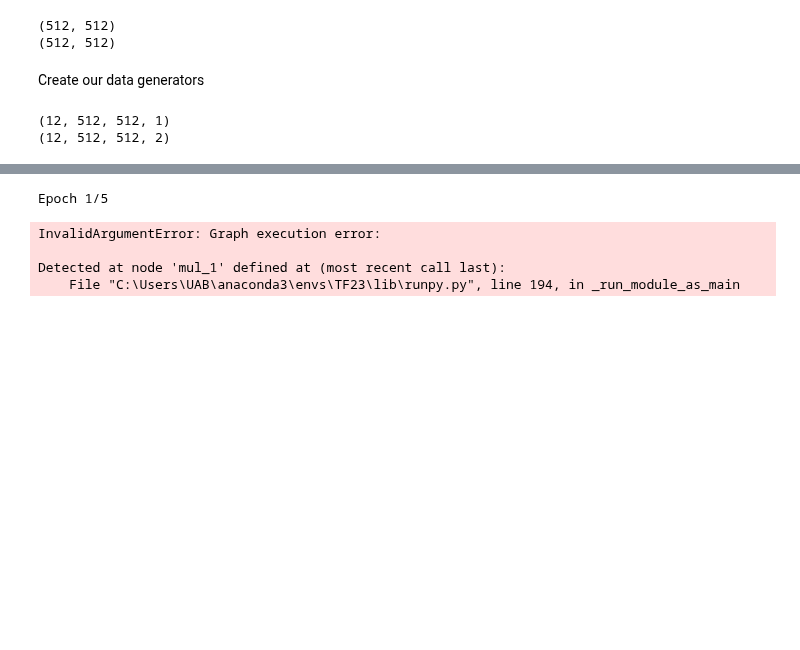
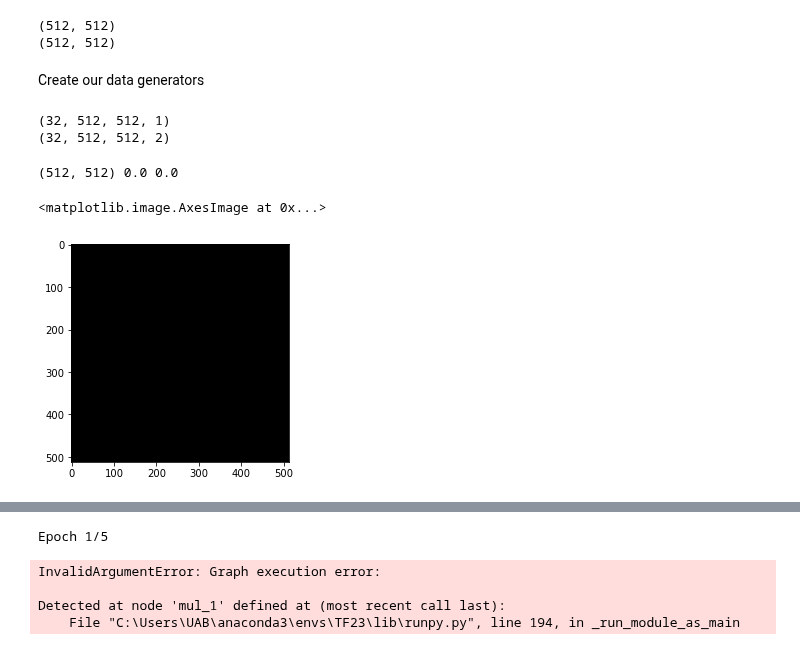
Before and after one commit to EmmaSchmidt2021/Kidney-Segmentation-Jupyter, a Jupyter notebook: (2) Model Training - Data Generator-Copy1.ipynb, the cells around one changed output, grey strips where cells are left out. Saved outputs shown, nothing was run; the diff lists cells and outputs as text; code cells hidden in the pictures; blank space fills up the shorter version.

Commit message:
Debug Data Generator - not structuring images correctly

```diff
--- a/(2) Model Training - Data Generator-Copy1.ipynb
+++ b/(2) Model Training - Data Generator-Copy1.ipynb
@@ -99,20 +103,33 @@ partition = {'train':train, 'validation':val}
 Create our data generators
 # %%
 params = {'dim': (512,512),
-          'batch_size': 12,
+          'batch_size': 32,
           'n_classes': 2,
           'n_channels': 1,
           'shuffle': True}
 training_generator = DataGenerator(partition['train'], labels, **params)
 validation_generator = DataGenerator(partition['validation'], labels, **params)
 # %%
-X, y = training_generator[0]
+X, y = training_generator[50]
 # %%
 print(X.shape)
 print(y.shape)
 # %% [output]
-(12, 512, 512, 1)
-(12, 512, 512, 2)
+(32, 512, 512, 1)
+(32, 512, 512, 2)
+# %%
+X_batch = X[20,:,:,:]
+X_batch.shape
+X_img = X_batch[:,:,0]
+print(X_img.shape, X_img.max(), X_img.min())
+
+import matplotlib.pyplot as plt
+%matplotlib inline
+plt.imshow(X_img, cmap="gray")
+# %% [output]
+(512, 512) 0.0 0.0
+<matplotlib.image.AxesImage at 0x...>
+[figure, added]
 # %%
 model = custom_unet(input_shape=(512,512,1))
 model.summary()
```
Also changed, not shown: parts of 2 cells of this notebook.
